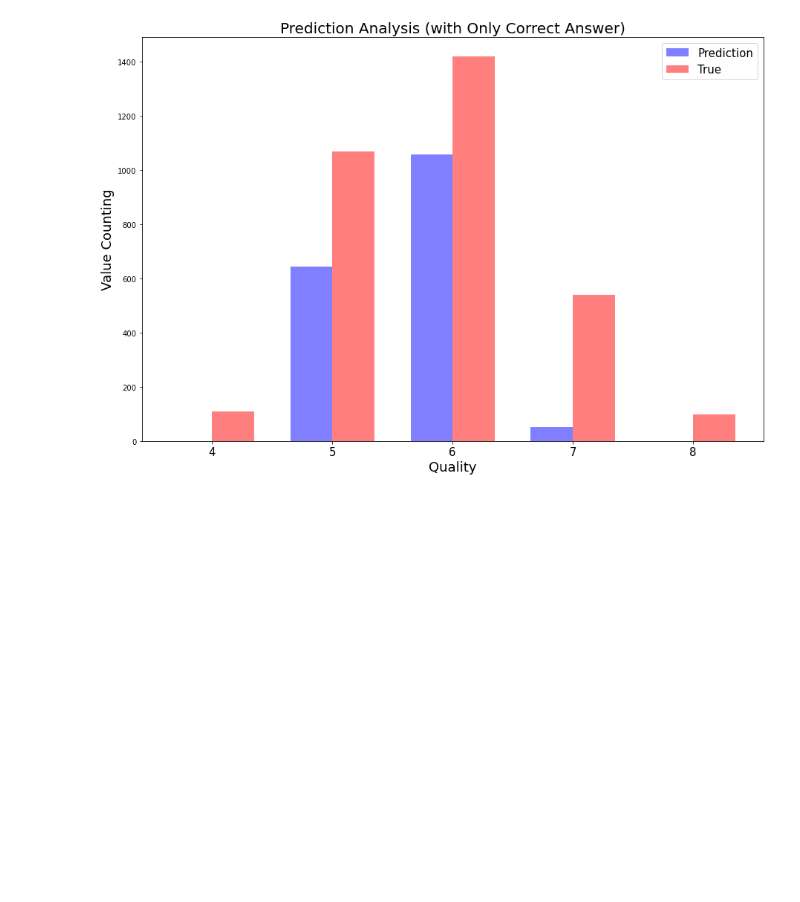
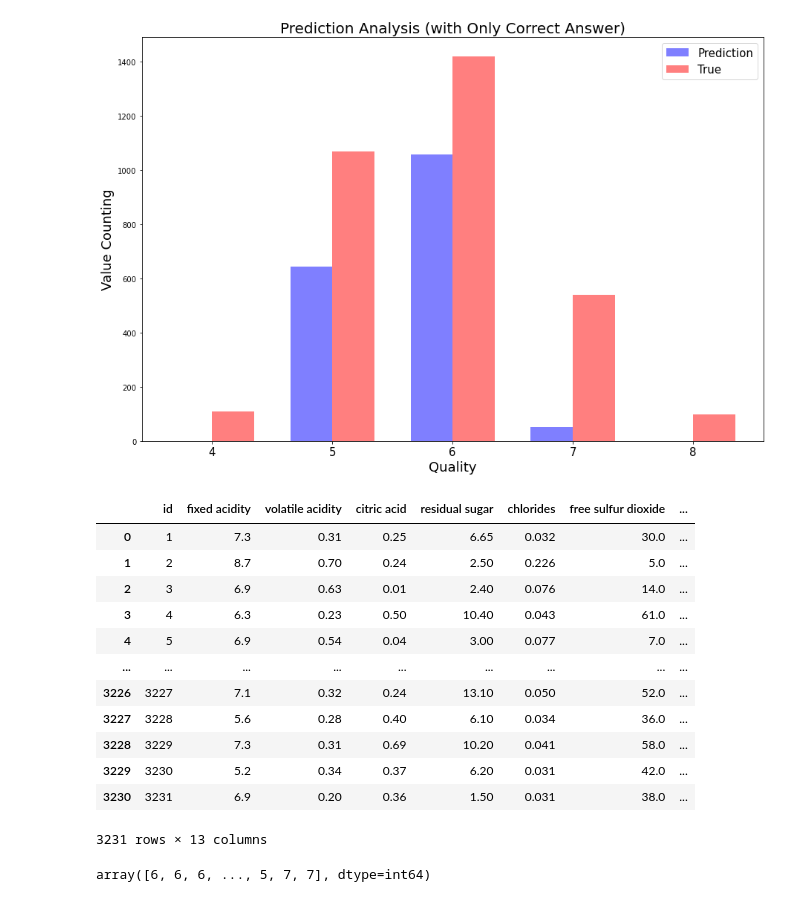
Before and after one commit to JJungEEun/dacon, a Jupyter notebook: 와인 품질 분류 경진대회/와인 품질 분류 .ipynb, the cells around one changed output. Cells and saved outputs as stored; diff of their text form; code cells hidden in the pictures; blank space fills up the shorter version.

```diff
--- a/와인 품질 분류 경진대회/와인 품질 분류 .ipynb
+++ b/와인 품질 분류 경진대회/와인 품질 분류 .ipynb
@@ -254,3 +341,28 @@ plt.legend((p1[0], p2[0]), ('Prediction', 'True'), fontsize=15)
 plt.show()
 # %% [output]
 [figure]
+# %%
+test = pd.read_csv('data/test.csv')
+type_to_num = {"white": 0, "red": 1}
+test['type'] = test['type'].replace(type_to_num)
+
+test
+# %% [output]
+|  | id | fixed acidity | volatile acidity | citric acid | residual sugar | chlorides | free sulfur dioxide | ... |
+| 0 | 1 | 7.3 | 0.31 | 0.25 | 6.65 | 0.032 | 30.0 | ... |
+| 1 | 2 | 8.7 | 0.70 | 0.24 | 2.50 | 0.226 | 5.0 | ... |
+| 2 | 3 | 6.9 | 0.63 | 0.01 | 2.40 | 0.076 | 14.0 | ... |
+| 3 | 4 | 6.3 | 0.23 | 0.50 | 10.40 | 0.043 | 61.0 | ... |
+| 4 | 5 | 6.9 | 0.54 | 0.04 | 3.00 | 0.077 | 7.0 | ... |
+| ... | ... | ... | ... | ... | ... | ... | ... | ... |
+| 3226 | 3227 | 7.1 | 0.32 | 0.24 | 13.10 | 0.050 | 52.0 | ... |
+| 3227 | 3228 | 5.6 | 0.28 | 0.40 | 6.10 | 0.034 | 36.0 | ... |
+| 3228 | 3229 | 7.3 | 0.31 | 0.69 | 10.20 | 0.041 | 58.0 | ... |
+| 3229 | 3230 | 5.2 | 0.34 | 0.37 | 6.20 | 0.031 | 42.0 | ... |
+| 3230 | 3231 | 6.9 | 0.20 | 0.36 | 1.50 | 0.031 | 38.0 | ... |
+3231 rows × 13 columns
+# %%
+prediction = rfc.predict(test.drop('id', axis=1))
+prediction
+# %% [output]
+array([6, 6, 6, ..., 5, 7, 7], dtype=int64)
```
Also changed, not shown: parts of 14 cells of this notebook.
